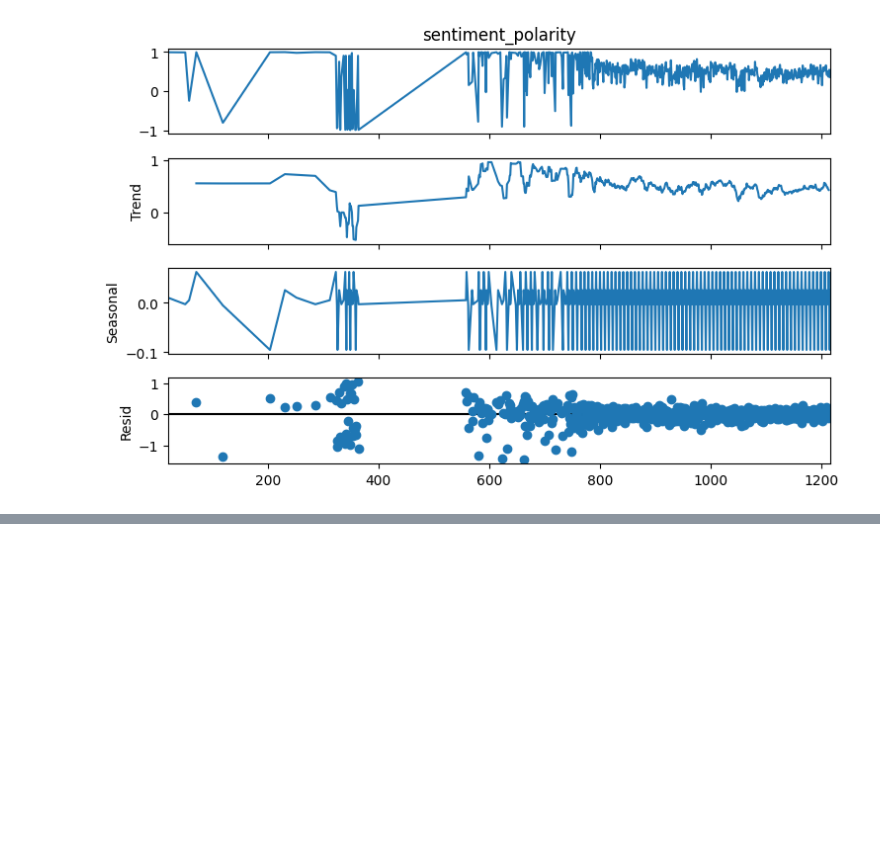
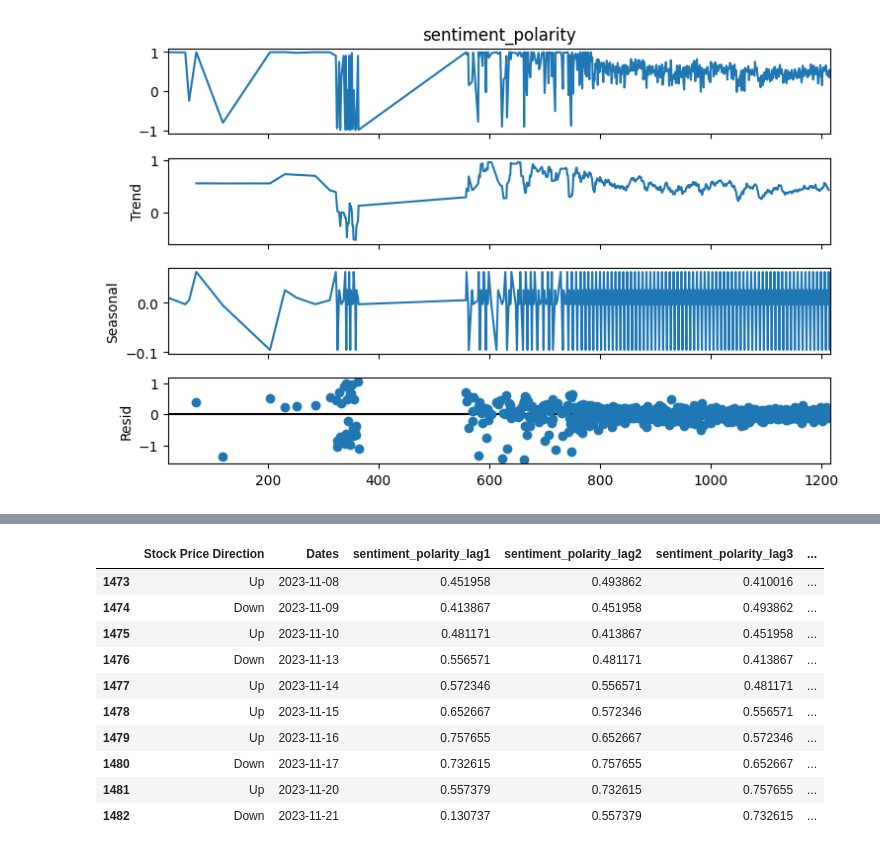
Before and after one commit to yvanlonginjr/market-sentiment-predictor, a Jupyter notebook: notebooks/Market_Sentiment_Predictor_Pipeline.ipynb, the cells around one changed output, grey strips where cells are left out. Cells and saved outputs as stored; diff of their text form; code cells hidden in the pictures; blank space fills up the shorter version.

```diff
--- a/notebooks/Market_Sentiment_Predictor_Pipeline.ipynb
+++ b/notebooks/Market_Sentiment_Predictor_Pipeline.ipynb
@@ -824,0 +875,16 @@ plt.show()
+# %%
+#perform data cleaning for test dataset
+cleaned_test = data_cleaning(com_test)
+cleaned_test.head(10)
+# %% [output]
+|  | Stock Price Direction | Dates | sentiment_polarity_lag1 | sentiment_polarity_lag2 | sentiment_polarity_lag3 | ... |
+| 1473 | Up | 2023-11-08 | 0.451958 | 0.493862 | 0.410016 | ... |
+| 1474 | Down | 2023-11-09 | 0.413867 | 0.451958 | 0.493862 | ... |
+| 1475 | Up | 2023-11-10 | 0.481171 | 0.413867 | 0.451958 | ... |
+| 1476 | Down | 2023-11-13 | 0.556571 | 0.481171 | 0.413867 | ... |
+| 1477 | Up | 2023-11-14 | 0.572346 | 0.556571 | 0.481171 | ... |
+| 1478 | Up | 2023-11-15 | 0.652667 | 0.572346 | 0.556571 | ... |
+| 1479 | Up | 2023-11-16 | 0.757655 | 0.652667 | 0.572346 | ... |
+| 1480 | Down | 2023-11-17 | 0.732615 | 0.757655 | 0.652667 | ... |
+| 1481 | Up | 2023-11-20 | 0.557379 | 0.732615 | 0.757655 | ... |
+| 1482 | Down | 2023-11-21 | 0.130737 | 0.557379 | 0.732615 | ... |
```
Also changed, not shown: parts of 13 cells of this notebook, 2 other files.
